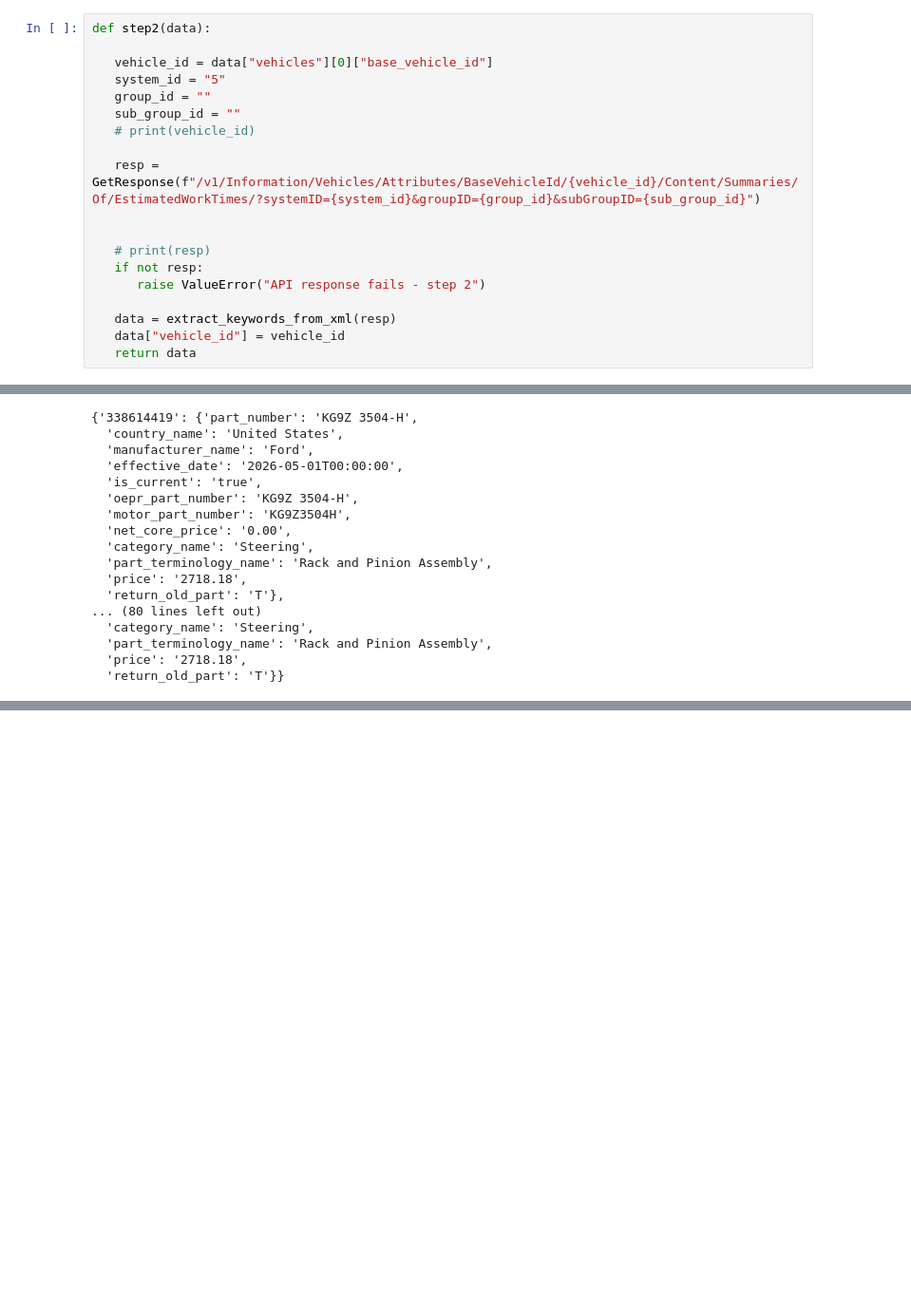
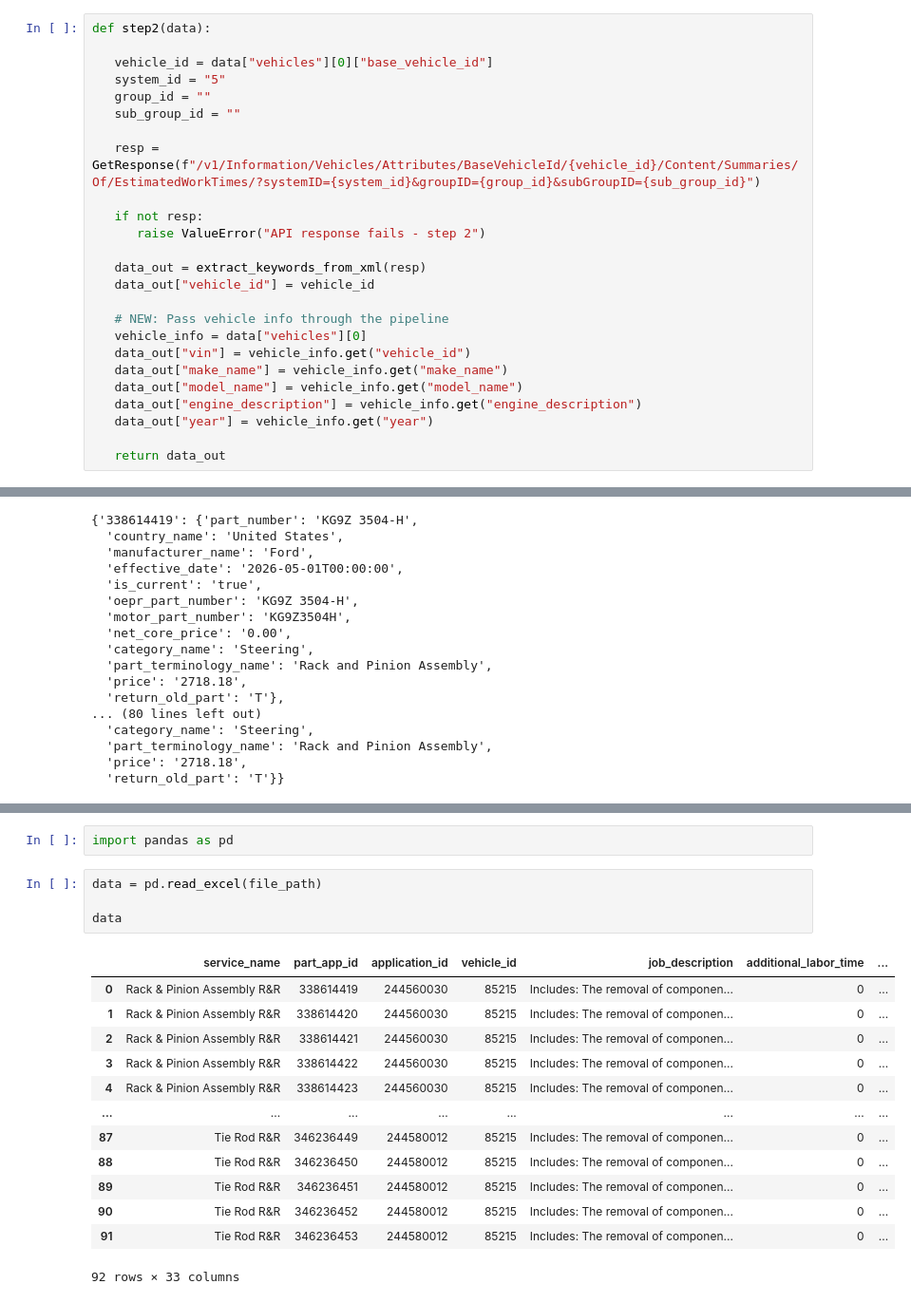
Before and after one commit to MeliPax/SPG, a Jupyter notebook: research/motors_API/MotorsAPI.ipynb, the cells around one changed output, grey strips where cells are left out. Shown at 95% size. Saved outputs shown, nothing was run; the diff lists cells and outputs as text; blank space fills up the shorter version.

```diff
--- a/research/motors_API/MotorsAPI.ipynb
+++ b/research/motors_API/MotorsAPI.ipynb
@@ -451,17 +451,23 @@ def step2(data):
    system_id = "5"
    group_id = ""
    sub_group_id = ""
-   # print(vehicle_id)
 
    resp = GetResponse(f"/v1/Information/Vehicles/Attributes/BaseVehicleId/{vehicle_id}/Content/Summaries/Of/EstimatedWorkTimes/?systemID={system_id}&groupID={group_id}&subGroupID={sub_group_id}")
 
-
-   # print(resp)
    if not resp:
       raise ValueError("API response fails - step 2")
 
-   data = extract_keywords_from_xml(resp)
-   data["vehicle_id"] = vehicle_id
-   return data
+   data_out = extract_keywords_from_xml(resp)
+   data_out["vehicle_id"] = vehicle_id
+
+   # NEW: Pass vehicle info through the pipeline
+   vehicle_info = data["vehicles"][0]
+   data_out["vin"] = vehicle_info.get("vehicle_id")
+   data_out["make_name"] = vehicle_info.get("make_name")
+   data_out["model_name"] = vehicle_info.get("model_name")
+   data_out["engine_description"] = vehicle_info.get("engine_description")
+   data_out["year"] = vehicle_info.get("year")
+
+   return data_out
 # %%
 def step3(data):
@@ -1258,0 +1224,20 @@ display_summary(file_path)
+# %%
+import pandas as pd
+# %%
+data = pd.read_excel(file_path)
+
+data
+# %% [output]
+|  | service_name | part_app_id | application_id | vehicle_id | job_description | additional_labor_time | ... |
+| 0 | Rack & Pinion Assembly R&R | 338614419 | 244560030 | 85215 | Includes: The removal of componen... | 0 | ... |
+| 1 | Rack & Pinion Assembly R&R | 338614420 | 244560030 | 85215 | Includes: The removal of componen... | 0 | ... |
+| 2 | Rack & Pinion Assembly R&R | 338614421 | 244560030 | 85215 | Includes: The removal of componen... | 0 | ... |
+| 3 | Rack & Pinion Assembly R&R | 338614422 | 244560030 | 85215 | Includes: The removal of componen... | 0 | ... |
+| 4 | Rack & Pinion Assembly R&R | 338614423 | 244560030 | 85215 | Includes: The removal of componen... | 0 | ... |
+| ... | ... | ... | ... | ... | ... | ... | ... |
+| 87 | Tie Rod R&R | 346236449 | 244580012 | 85215 | Includes: The removal of componen... | 0 | ... |
+| 88 | Tie Rod R&R | 346236450 | 244580012 | 85215 | Includes: The removal of componen... | 0 | ... |
+| 89 | Tie Rod R&R | 346236451 | 244580012 | 85215 | Includes: The removal of componen... | 0 | ... |
+| 90 | Tie Rod R&R | 346236452 | 244580012 | 85215 | Includes: The removal of componen... | 0 | ... |
+| 91 | Tie Rod R&R | 346236453 | 244580012 | 85215 | Includes: The removal of componen... | 0 | ... |
+92 rows × 33 columns
```
Also changed, not shown: parts of 5 cells of this notebook, 3 other files.
